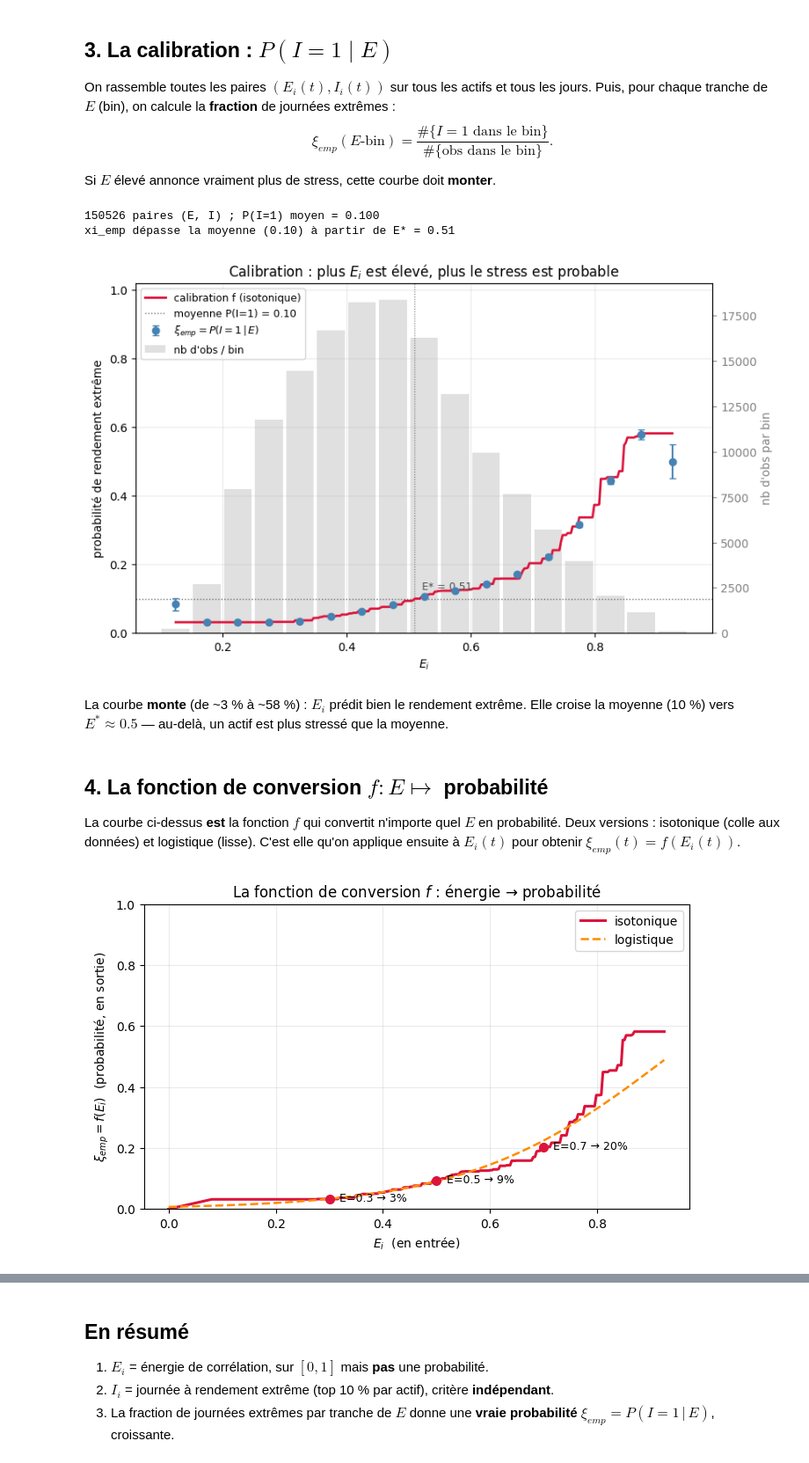
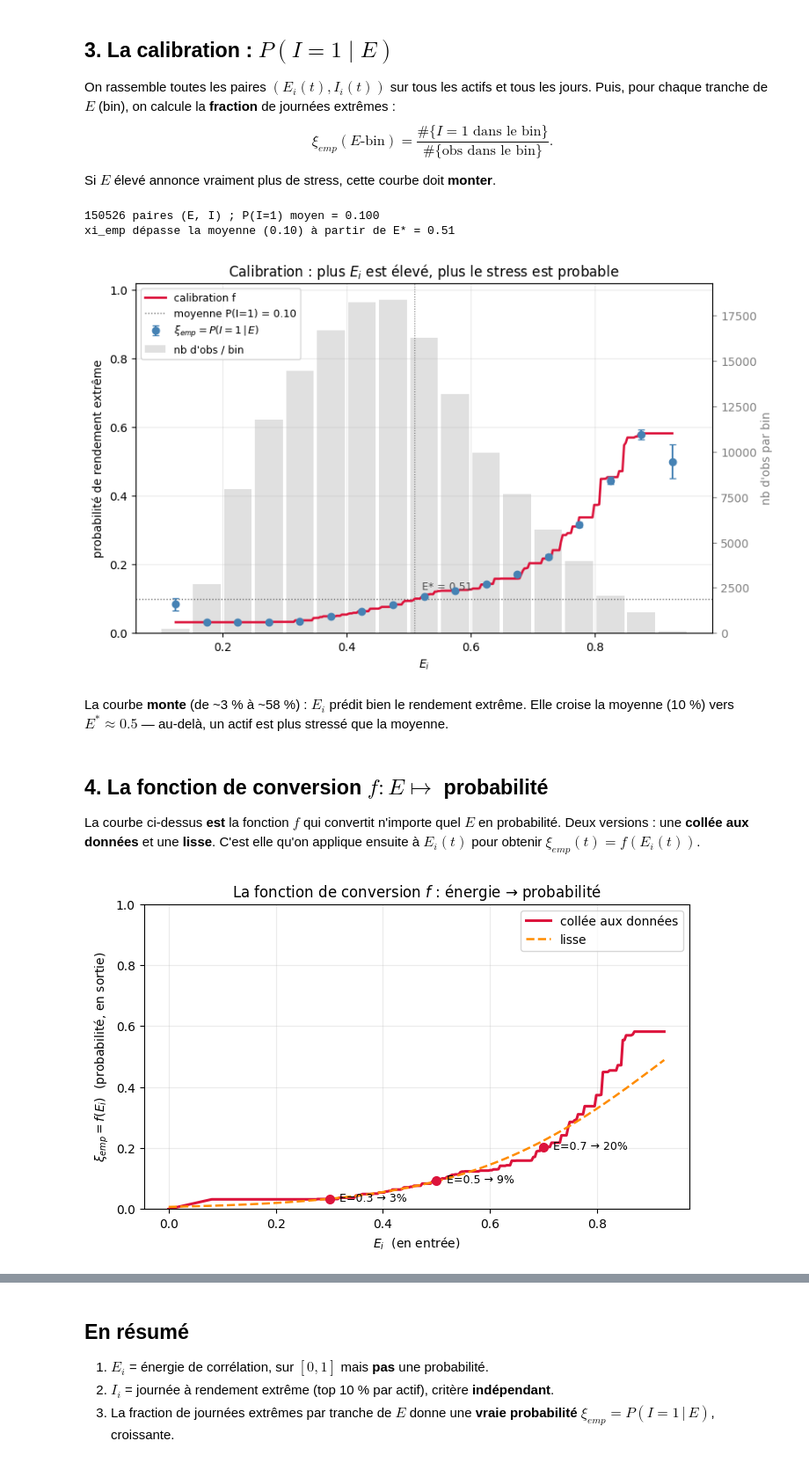
Before and after one commit to theodore34/contagion, a Jupyter notebook: notebooks/article.ipynb, the cells around one changed output, grey strips where cells are left out. Shown at 88% size. Cells and saved outputs as stored; diff of their text form; code cells hidden in the pictures.

```diff
--- a/notebooks/article.ipynb
+++ b/notebooks/article.ipynb
@@ -95,10 +115,10 @@ $$\xi_{emp}(E\text{-bin}) = \frac{\#\{I=1 \text{ dans le bin}\}}{\#\{\text{obs d
 
 Si $E$ élevé annonce vraiment plus de stress, cette courbe doit **monter**.
 # %%
-mp  = analysis.build_mapping(ctx, q=0.90, kind='isotonic')
+mp  = analysis.build_mapping(ctx, q=0.90, kind='monotone')
 cur = mp.curve
 grid = np.linspace(cur['centers'].min(), cur['centers'].max(), 300)
-E_star = analysis.crossing(grid, mp.iso(grid), mp.marginal)
+E_star = analysis.crossing(grid, mp.monotone(grid), mp.marginal)
 print(f"{mp.Ev.size} paires (E, I) ; P(I=1) moyen = {mp.marginal:.3f}")
 print(f"xi_emp dépasse la moyenne ({mp.marginal:.2f}) à partir de E* = {E_star:.2f}")
 
@@ -110,7 +130,7 @@ axb.set_zorder(0); ax.set_zorder(1); ax.patch.set_visible(False)
 
 ax.errorbar(cur['centers'], cur['p'], yerr=cur['se'], fmt='o', ms=6, color='steelblue',
             ecolor='steelblue', capsize=3, zorder=4, label=r'$\xi_{emp}=P(I=1\,|\,E)$')
-ax.plot(grid, mp.iso(grid), color='crimson', lw=2, zorder=3, label='calibration f (isotonique)')
+ax.plot(grid, mp.monotone(grid), color='crimson', lw=2, zorder=3, label='calibration f')
 ax.axhline(mp.marginal, color='0.4', lw=1, ls=':', zorder=2,
            label=f'moyenne P(I=1) = {mp.marginal:.2f}')
 if E_star is not None:
@@ -126,7 +146,7 @@ plt.show()
 # %% [output]
 150526 paires (E, I) ; P(I=1) moyen = 0.100
 xi_emp dépasse la moyenne (0.10) à partir de E* = 0.51
-[figure, old version]
+[figure, new version]
 # %% [markdown]
 La courbe **monte** (de ~3 % à ~58 %) : $E_i$ prédit bien le rendement extrême.
 Elle croise la moyenne (10 %) vers $E^*\approx0.5$ — au-delà, un actif est plus
@@ -135,24 +155,23 @@ stressé que la moyenne.
 ## 4. La fonction de conversion $f : E \mapsto$ probabilité
 
 La courbe ci-dessus **est** la fonction $f$ qui convertit n'importe quel $E$ en
-probabilité. Deux versions : isotonique (colle aux données) et logistique
-(lisse). C'est elle qu'on applique ensuite à $E_i(t)$ pour obtenir
+probabilité. Deux versions : une **collée aux données** et une **lisse**. C'est elle qu'on applique ensuite à $E_i(t)$ pour obtenir
 $\xi_{emp}(t)=f(E_i(t))$.
 # %%
 Eg = np.linspace(0, cur['centers'].max(), 300)
 fig, ax = plt.subplots(figsize=(8, 4.5))
-ax.plot(Eg, mp.iso(Eg), color='crimson', lw=2.2, label='isotonique')
-ax.plot(Eg, mp.log(Eg), color='darkorange', lw=1.8, ls='--', label='logistique')
+ax.plot(Eg, mp.monotone(Eg), color='crimson', lw=2.2, label='collée aux données')
+ax.plot(Eg, mp.smooth(Eg), color='darkorange', lw=1.8, ls='--', label='lisse')
 for e in (0.3, 0.5, 0.7):
-    y = float(mp.iso([e])[0])
+    y = float(mp.monotone([e])[0])
     ax.plot(e, y, 'o', color='crimson', ms=7)
     ax.annotate(f'E={e} → {y:.0%}', (e, y), textcoords='offset points',
                 xytext=(8, -2), fontsize=9)
 ax.set_xlabel(r'$E_i$  (en entrée)')
 ax.set_ylabel(r'$\xi_{emp}=f(E_i)$  (probabilité, en sortie)')
 ax.set_title(r'La fonction de conversion $f$ : énergie → probabilité')
 ax.set_ylim(0, 1); ax.legend(); ax.grid(alpha=0.25)
 plt.show()
 # %% [output]
-[figure, old version]
+[figure, new version]
 # %% [markdown]
```
Also changed, not shown: parts of 4 cells of this notebook, 6 other files.
